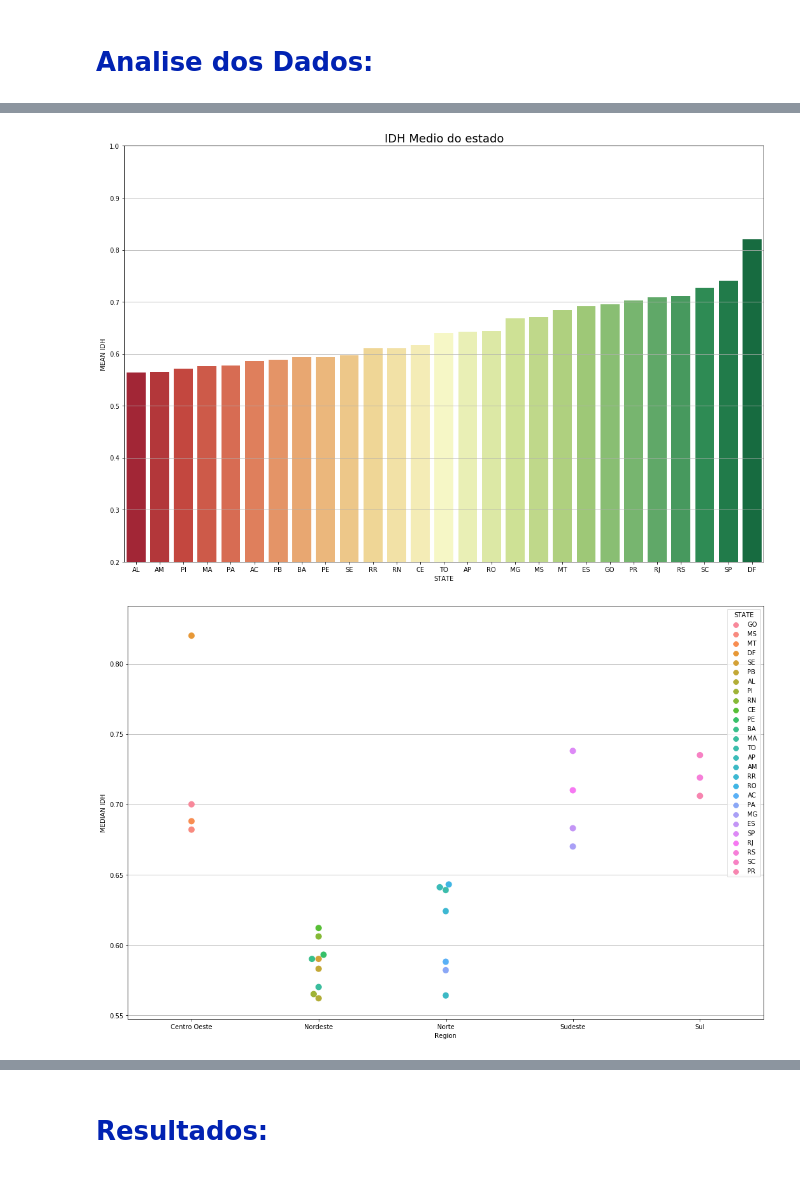
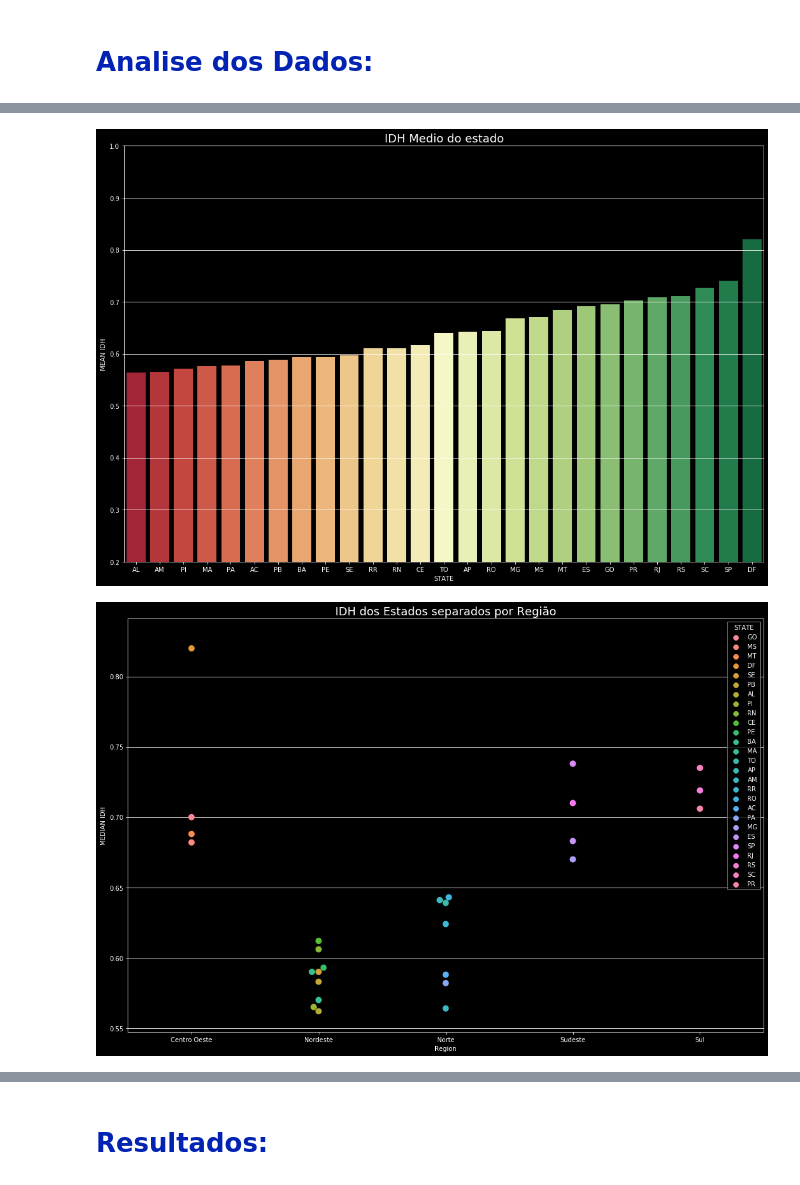
Before and after one commit to Igor-Arantes/Analise_municipios_brasileiros, a Jupyter notebook: Analise dos Municipios Brasileiros.ipynb, the cells around one changed output, grey strips where cells are left out. Drawn from its saved outputs; the diff is of its cells as text; code cells hidden in the pictures.

Commit message:
Pequenos ajustes nos graficos, inicio da analise geral

```diff
--- a/Analise dos Municipios Brasileiros.ipynb
+++ b/Analise dos Municipios Brasileiros.ipynb
@@ -11,6 +11,9 @@ Como fonte de dados temos uma tabela em csv com um compilado de dados orinduos d
 import pandas as pd
 import seaborn as sns
 from matplotlib import pyplot as plt
+
+#Configurar estilo escuro para os graficos
+plt.style.use('dark_background')
 # %%
 #capturando os dados
 cities_dataframe = pd.read_csv('Data/BRAZIL_CITIES.csv', sep=';')
@@ -143,10 +146,11 @@ plt.grid(axis='y',linestyle='-')
 plt.title('IDH Medio do estado', fontsize=18)
 plt.show()
 # %% [output]
-[figure, old version]
+[figure, new version]
 # %%
 plt.figure(figsize=(18,12))
+plt.title('IDH dos Estados separados por Região',fontsize=18)
 sns.swarmplot(x='Region', y='MEDIAN IDH',hue='STATE', data=state_dataframe.sort_values(by=['Region']),size=10)
 plt.grid(axis='y',linestyle='-')
 # %% [output]
-[figure, old version]
+[figure, new version]
```
Also changed, not shown: parts of 10 cells of this notebook.
